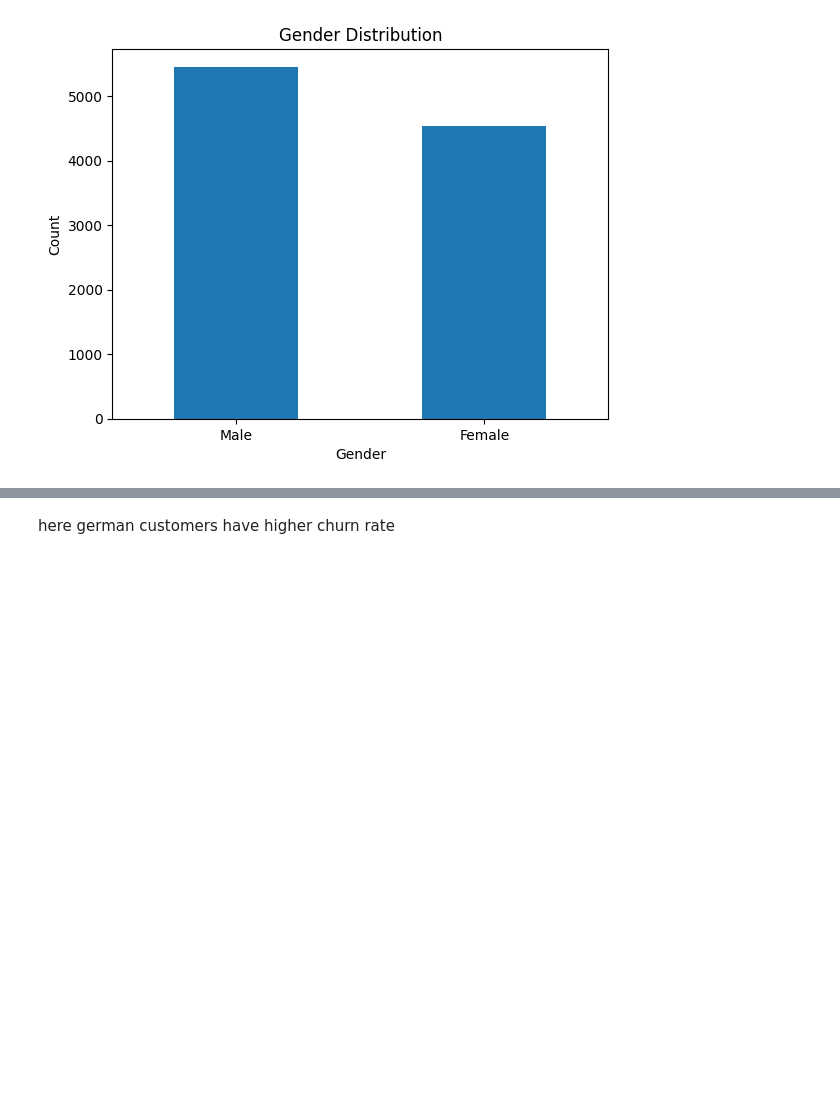
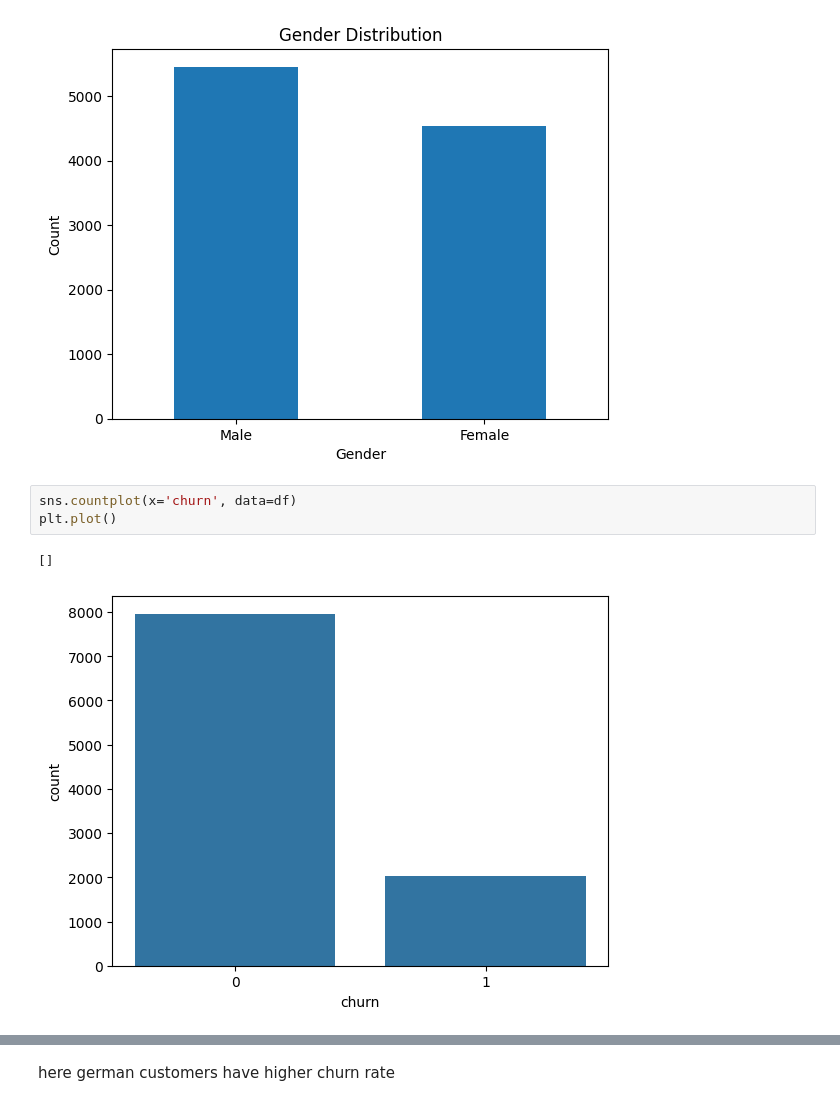
Before and after one commit to rajeevkumar75/Bank-Customer-Churn-Prediction, a Jupyter notebook: notebooks/Eda end to end.ipynb, the cells around one changed output, grey strips where cells are left out. Saved outputs shown, nothing was run; the diff lists cells and outputs as text; blank space fills up the shorter version.

```diff
--- a/notebooks/Eda end to end.ipynb
+++ b/notebooks/Eda end to end.ipynb
@@ -140,4 +162,10 @@ plt.xticks(rotation=0)
 plt.show()
 # %% [output]
 [figure]
+# %%
+sns.countplot(x='churn', data=df)
+plt.plot()
+# %% [output]
+[]
+[figure, added]
 # %%
```
Also changed, not shown: parts of 9 cells of this notebook, 1 other file.
